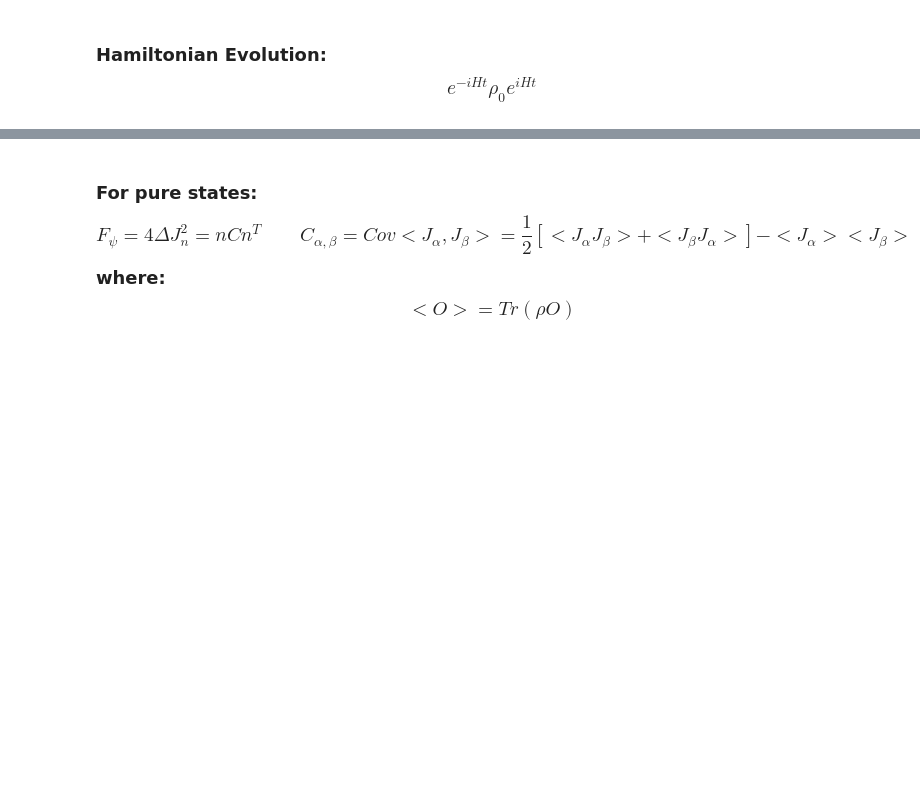
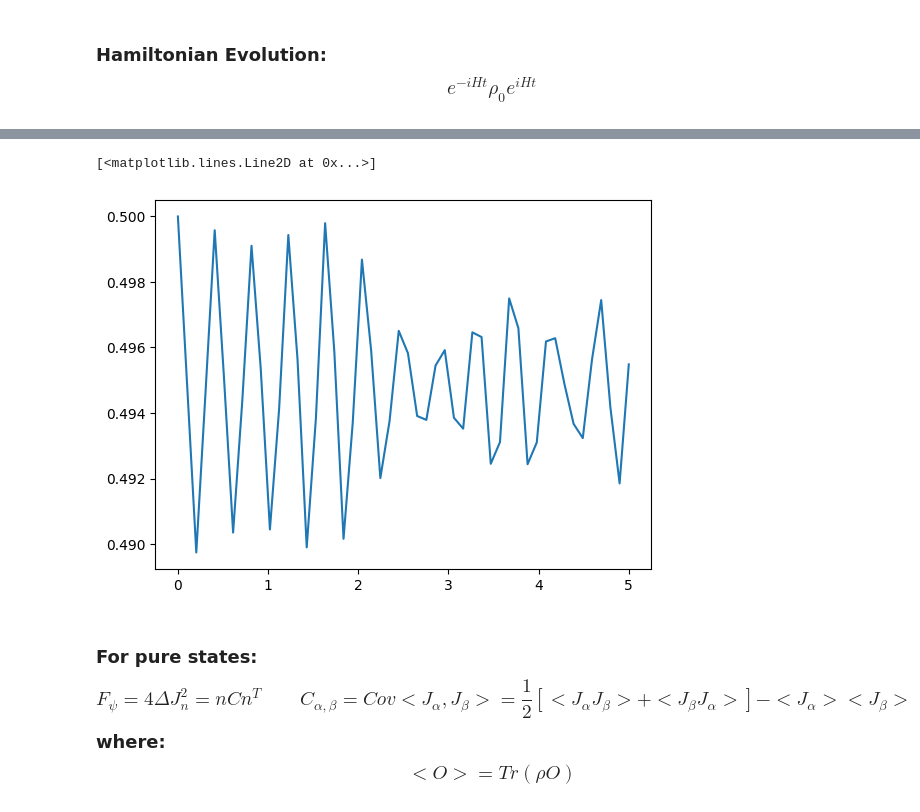
Before and after one commit to NiRVANA1331/Spin-Squeezing-in-Tmons, a Jupyter notebook: main.ipynb, the cells around one changed output, grey strips where cells are left out. Cells and saved outputs as stored; diff of their text form; code cells hidden in the pictures; blank space fills up the shorter version.

```diff
--- a/main.ipynb
+++ b/main.ipynb
@@ -40,3 +71,8 @@ print(len(result.states))
+# %%
+plt.plot(times, pop_arr[0])
+# %% [output]
+[<matplotlib.lines.Line2D at 0x...>]
+[figure, added]
 # %% [markdown]
 ### For pure states: $$F_{\psi} = 4 \Delta J^2_n = nCn^T \quad \quad C_{\alpha,\beta} = Cov<J_\alpha, J_\beta> = \frac{1}{2}[<J_\alpha J_\beta>+ <J_\beta J_\alpha>] - <J_\alpha><J_\beta>$$ where: $$<O> = Tr(\rho O) $$
 # %%
```
Also changed, not shown: parts of 11 cells of this notebook.
